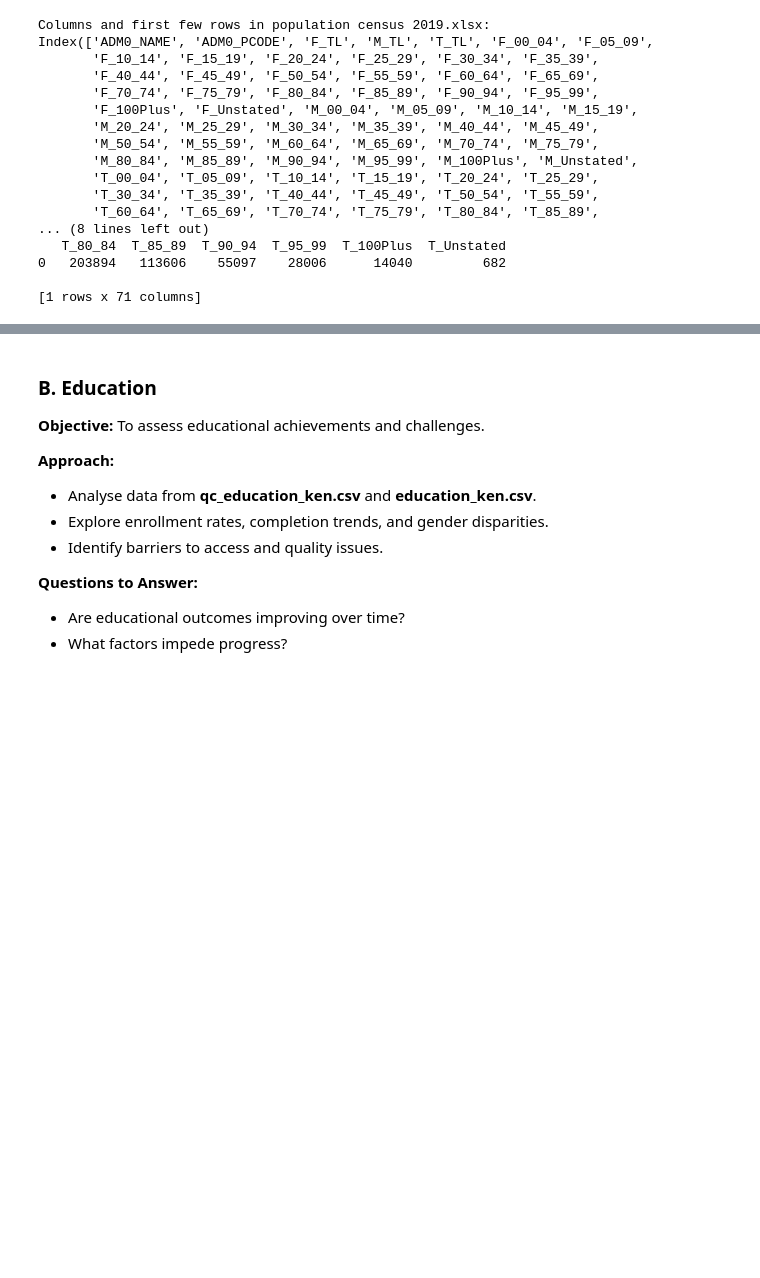
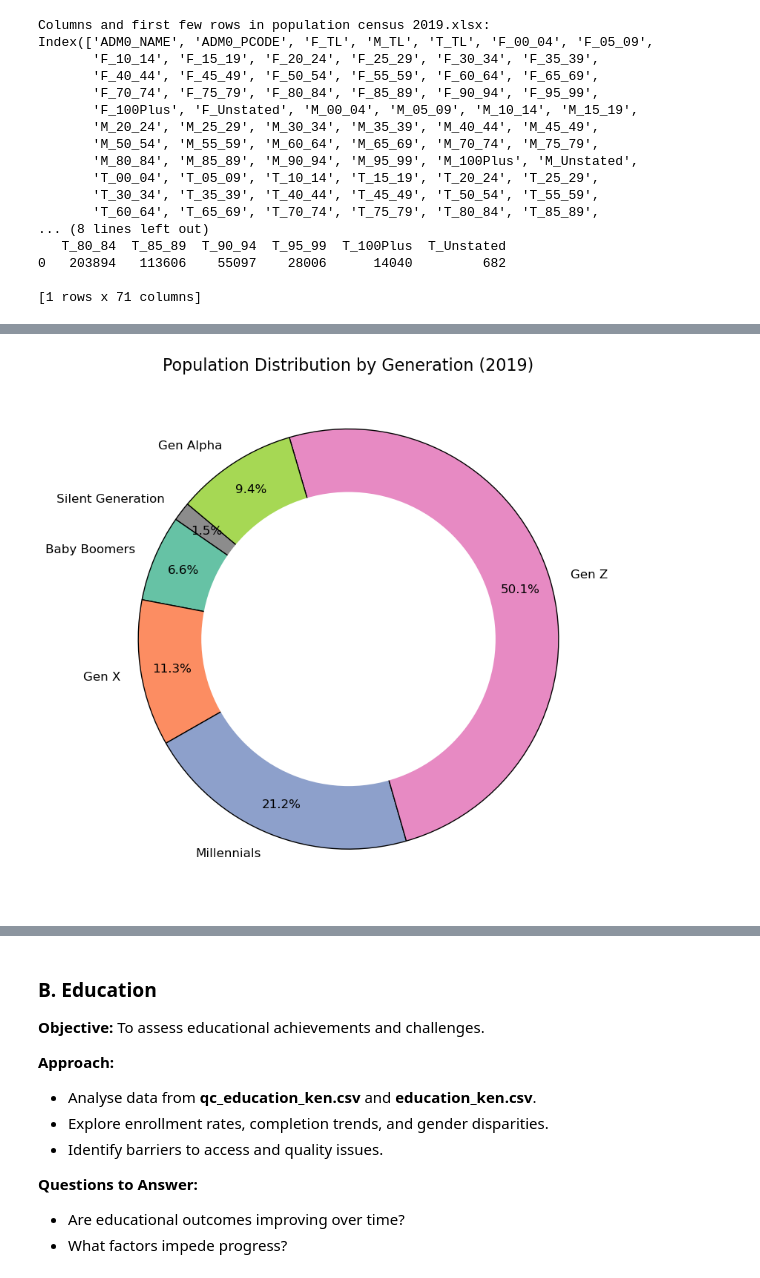
Before and after one commit to VAL-Jerono/Wa_zii, a Jupyter notebook: STUDY.IPYNB, the cells around one changed output, grey strips where cells are left out. Cells and saved outputs as stored; diff of their text form; code cells hidden in the pictures; blank space fills up the shorter version.

```diff
--- a/STUDY.IPYNB
+++ b/STUDY.IPYNB
@@ -492,0 +526,28 @@ Index(['ADM0_NAME', 'ADM0_PCODE', 'F_TL', 'M_TL', 'T_TL', 'F_00_04', 'F_05_09',
+# %%
+# Doughnut Chart
+fig, ax = plt.subplots(figsize=(8, 8))
+sizes = generation_totals.values()
+labels = generation_totals.keys()
+colors = ['#8c8c8c', '#66c2a5', '#fc8d62', '#8da0cb', '#e78ac3', '#a6d854']
+
+# Create the pie chart
+wedges, texts, autotexts = ax.pie(
+    sizes,
+    labels=labels,
+    autopct='%1.1f%%',
+    startangle=140,
+    colors=colors,
+    textprops={'fontsize': 12},
+    wedgeprops={'linewidth': 1, 'edgecolor': 'black'},
+    pctdistance=0.85,
+)
+
+# Draw a circle at the center to make it a doughnut
+center_circle = plt.Circle((0, 0), 0.70, fc='white')
+fig.gca().add_artist(center_circle)
+
+plt.title('Population Distribution by Generation (2019)', fontsize=16)
+plt.tight_layout()
+plt.show()
+# %% [output]
+[figure, added]
```
Also changed, not shown: parts of 11 cells of this notebook, 2 other files.
